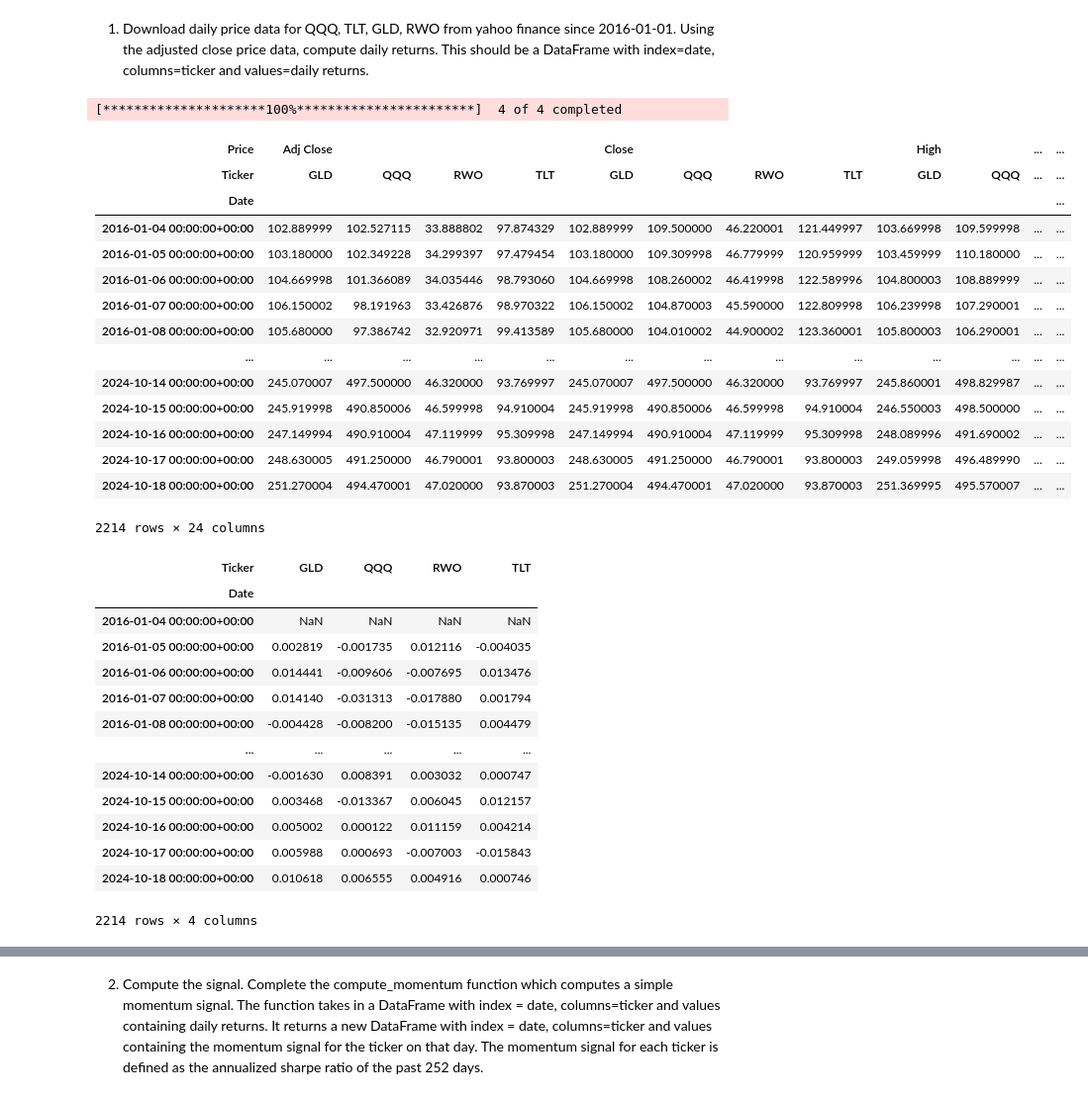
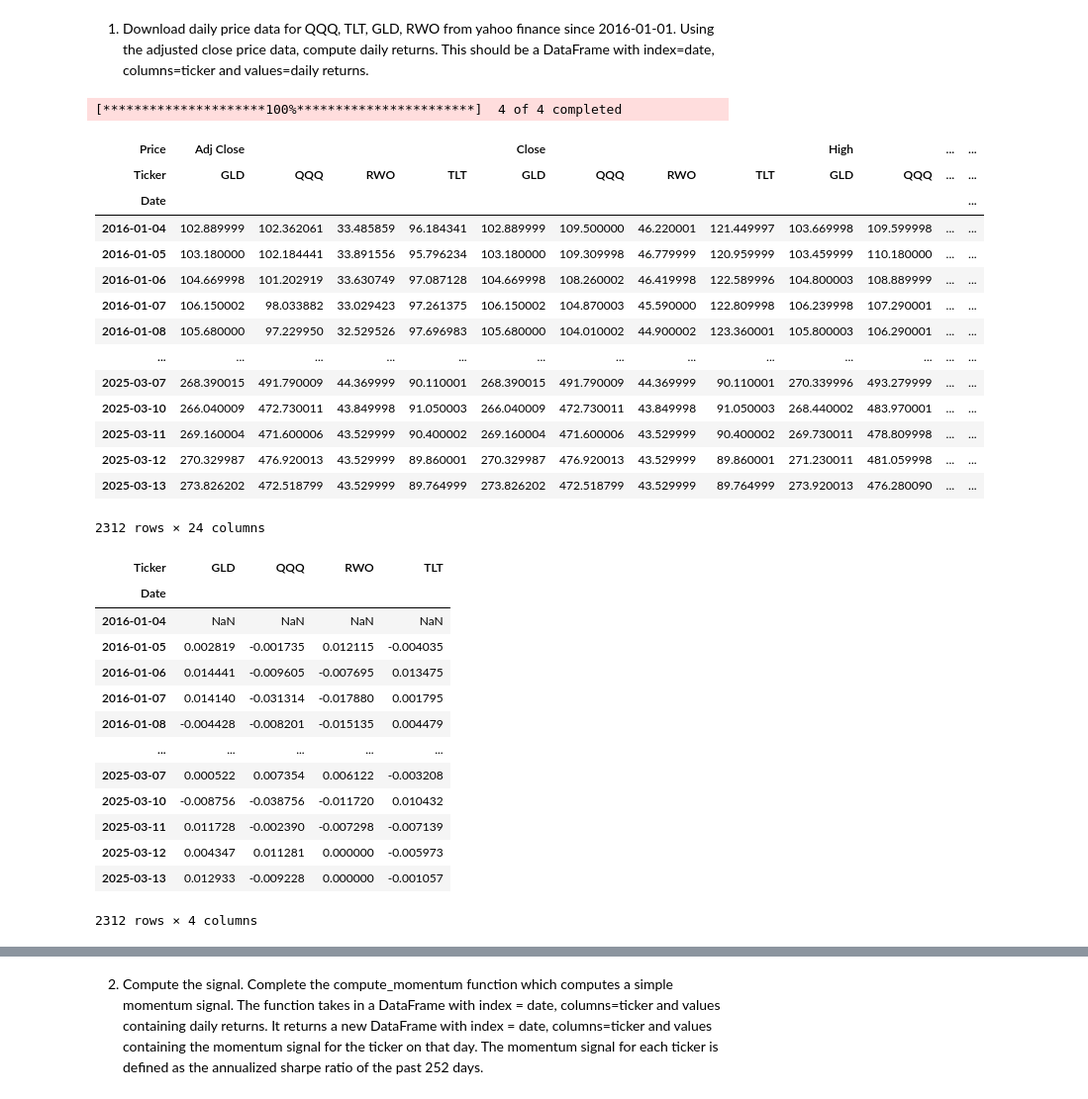
Before and after one commit to bprakashputta/WallStreetQuantsBootcamp, a Jupyter notebook: Assignments/Homework3.ipynb, the cells around one changed output, grey strips where cells are left out. Shown at 99% size. Saved outputs shown, nothing was run; the diff lists cells and outputs as text; code cells hidden in the pictures.

```diff
--- a/Assignments/Homework3.ipynb
+++ b/Assignments/Homework3.ipynb
@@ -9,25 +9,25 @@ import numpy as np
 import math
 # %%
 univ = ['QQQ', 'TLT', 'GLD', 'RWO']
-stock_px = yf.download(univ, start='2016-01-01')
+stock_px = yf.download(univ, start='2016-01-01', auto_adjust=False)
 stock_px
 # %% [output]
 [*********************100%***********************]  4 of 4 completed
 | Price | Adj Close |  |  |  | Close |  |  |  | High |  | ... | ... |
 | Ticker | GLD | QQQ | RWO | TLT | GLD | QQQ | RWO | TLT | GLD | QQQ | ... | ... |
 | Date |  |  |  |  |  |  |  |  |  |  |  | ... |
-| 2016-01-04 00:00:00+00:00 | 102.889999 | 102.527115 | 33.888802 | 97.874329 | 102.889999 | 109.500000 | 46.220001 | 121.449997 | 103.669998 | 109.599998 | ... | ... |
-| 2016-01-05 00:00:00+00:00 | 103.180000 | 102.349228 | 34.299397 | 97.479454 | 103.180000 | 109.309998 | 46.779999 | 120.959999 | 103.459999 | 110.180000 | ... | ... |
-| 2016-01-06 00:00:00+00:00 | 104.669998 | 101.366089 | 34.035446 | 98.793060 | 104.669998 | 108.260002 | 46.419998 | 122.589996 | 104.800003 | 108.889999 | ... | ... |
-| 2016-01-07 00:00:00+00:00 | 106.150002 | 98.191963 | 33.426876 | 98.970322 | 106.150002 | 104.870003 | 45.590000 | 122.809998 | 106.239998 | 107.290001 | ... | ... |
-| 2016-01-08 00:00:00+00:00 | 105.680000 | 97.386742 | 32.920971 | 99.413589 | 105.680000 | 104.010002 | 44.900002 | 123.360001 | 105.800003 | 106.290001 | ... | ... |
+| 2016-01-04 | 102.889999 | 102.362061 | 33.485859 | 96.184341 | 102.889999 | 109.500000 | 46.220001 | 121.449997 | 103.669998 | 109.599998 | ... | ... |
+| 2016-01-05 | 103.180000 | 102.184441 | 33.891556 | 95.796234 | 103.180000 | 109.309998 | 46.779999 | 120.959999 | 103.459999 | 110.180000 | ... | ... |
+| 2016-01-06 | 104.669998 | 101.202919 | 33.630749 | 97.087128 | 104.669998 | 108.260002 | 46.419998 | 122.589996 | 104.800003 | 108.889999 | ... | ... |
+| 2016-01-07 | 106.150002 | 98.033882 | 33.029423 | 97.261375 | 106.150002 | 104.870003 | 45.590000 | 122.809998 | 106.239998 | 107.290001 | ... | ... |
+| 2016-01-08 | 105.680000 | 97.229950 | 32.529526 | 97.696983 | 105.680000 | 104.010002 | 44.900002 | 123.360001 | 105.800003 | 106.290001 | ... | ... |
 | ... | ... | ... | ... | ... | ... | ... | ... | ... | ... | ... | ... | ... |
-| 2024-10-14 00:00:00+00:00 | 245.070007 | 497.500000 | 46.320000 | 93.769997 | 245.070007 | 497.500000 | 46.320000 | 93.769997 | 245.860001 | 498.829987 | ... | ... |
-| 2024-10-15 00:00:00+00:00 | 245.919998 | 490.850006 | 46.599998 | 94.910004 | 245.919998 | 490.850006 | 46.599998 | 94.910004 | 246.550003 | 498.500000 | ... | ... |
-| 2024-10-16 00:00:00+00:00 | 247.149994 | 490.910004 | 47.119999 | 95.309998 | 247.149994 | 490.910004 | 47.119999 | 95.309998 | 248.089996 | 491.690002 | ... | ... |
-| 2024-10-17 00:00:00+00:00 | 248.630005 | 491.250000 | 46.790001 | 93.800003 | 248.630005 | 491.250000 | 46.790001 | 93.800003 | 249.059998 | 496.489990 | ... | ... |
-| 2024-10-18 00:00:00+00:00 | 251.270004 | 494.470001 | 47.020000 | 93.870003 | 251.270004 | 494.470001 | 47.020000 | 93.870003 | 251.369995 | 495.570007 | ... | ... |
+| 2025-03-07 | 268.390015 | 491.790009 | 44.369999 | 90.110001 | 268.390015 | 491.790009 | 44.369999 | 90.110001 | 270.339996 | 493.279999 | ... | ... |
+| 2025-03-10 | 266.040009 | 472.730011 | 43.849998 | 91.050003 | 266.040009 | 472.730011 | 43.849998 | 91.050003 | 268.440002 | 483.970001 | ... | ... |
+| 2025-03-11 | 269.160004 | 471.600006 | 43.529999 | 90.400002 | 269.160004 | 471.600006 | 43.529999 | 90.400002 | 269.730011 | 478.809998 | ... | ... |
+| 2025-03-12 | 270.329987 | 476.920013 | 43.529999 | 89.860001 | 270.329987 | 476.920013 | 43.529999 | 89.860001 | 271.230011 | 481.059998 | ... | ... |
+| 2025-03-13 | 273.826202 | 472.518799 | 43.529999 | 89.764999 | 273.826202 | 472.518799 | 43.529999 | 89.764999 | 273.920013 | 476.280090 | ... | ... |
-2214 rows × 24 columns
+2312 rows × 24 columns
 # %%
 adj_close = stock_px['Adj Close']
 returns = adj_close / adj_close.shift() - 1
@@ -35,18 +35,18 @@ returns
 # %% [output]
 | Ticker | GLD | QQQ | RWO | TLT |
 | Date |  |  |  |  |
-| 2016-01-04 00:00:00+00:00 | NaN | NaN | NaN | NaN |
-| 2016-01-05 00:00:00+00:00 | 0.002819 | -0.001735 | 0.012116 | -0.004035 |
-| 2016-01-06 00:00:00+00:00 | 0.014441 | -0.009606 | -0.007695 | 0.013476 |
-| 2016-01-07 00:00:00+00:00 | 0.014140 | -0.031313 | -0.017880 | 0.001794 |
-| 2016-01-08 00:00:00+00:00 | -0.004428 | -0.008200 | -0.015135 | 0.004479 |
+| 2016-01-04 | NaN | NaN | NaN | NaN |
+| 2016-01-05 | 0.002819 | -0.001735 | 0.012115 | -0.004035 |
+| 2016-01-06 | 0.014441 | -0.009605 | -0.007695 | 0.013475 |
+| 2016-01-07 | 0.014140 | -0.031314 | -0.017880 | 0.001795 |
+| 2016-01-08 | -0.004428 | -0.008201 | -0.015135 | 0.004479 |
 | ... | ... | ... | ... | ... |
-| 2024-10-14 00:00:00+00:00 | -0.001630 | 0.008391 | 0.003032 | 0.000747 |
-| 2024-10-15 00:00:00+00:00 | 0.003468 | -0.013367 | 0.006045 | 0.012157 |
-| 2024-10-16 00:00:00+00:00 | 0.005002 | 0.000122 | 0.011159 | 0.004214 |
-| 2024-10-17 00:00:00+00:00 | 0.005988 | 0.000693 | -0.007003 | -0.015843 |
-| 2024-10-18 00:00:00+00:00 | 0.010618 | 0.006555 | 0.004916 | 0.000746 |
+| 2025-03-07 | 0.000522 | 0.007354 | 0.006122 | -0.003208 |
+| 2025-03-10 | -0.008756 | -0.038756 | -0.011720 | 0.010432 |
+| 2025-03-11 | 0.011728 | -0.002390 | -0.007298 | -0.007139 |
+| 2025-03-12 | 0.004347 | 0.011281 | 0.000000 | -0.005973 |
+| 2025-03-13 | 0.012933 | -0.009228 | 0.000000 | -0.001057 |
-2214 rows × 4 columns
+2312 rows × 4 columns
 # %%
 returns.plot()
 # %% [output]
```
Also changed, not shown: parts of 11 cells of this notebook.
